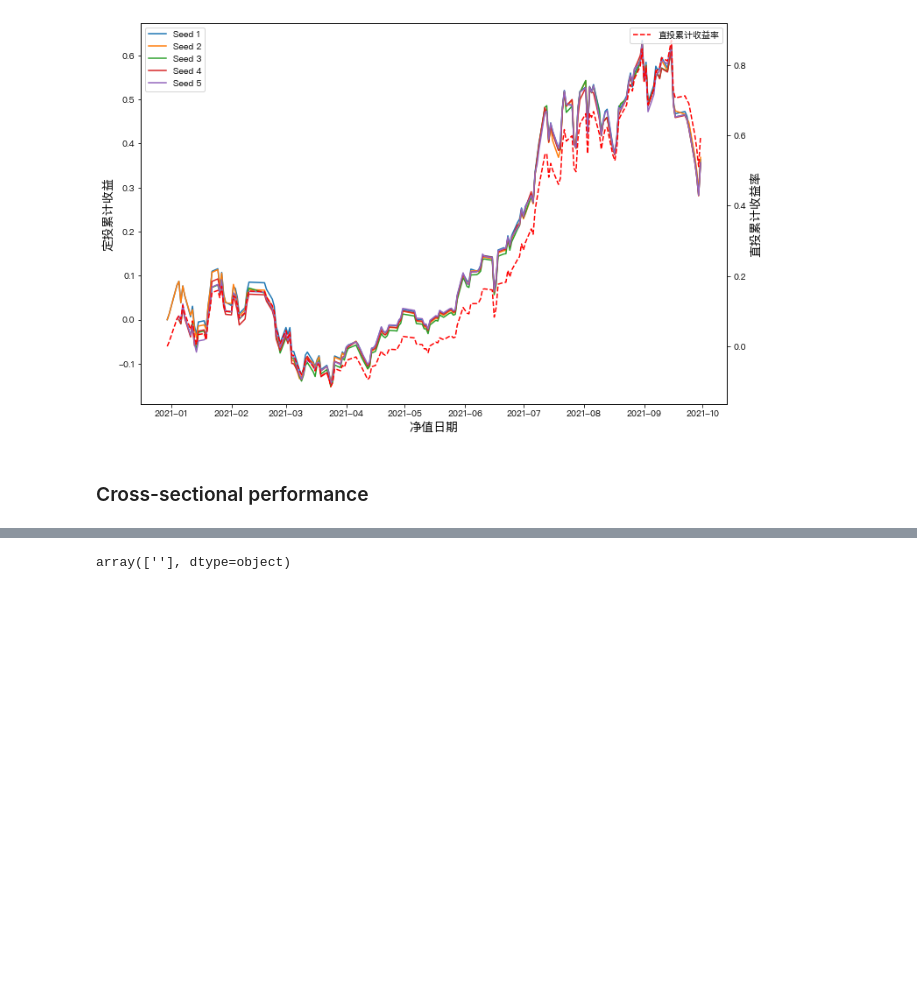
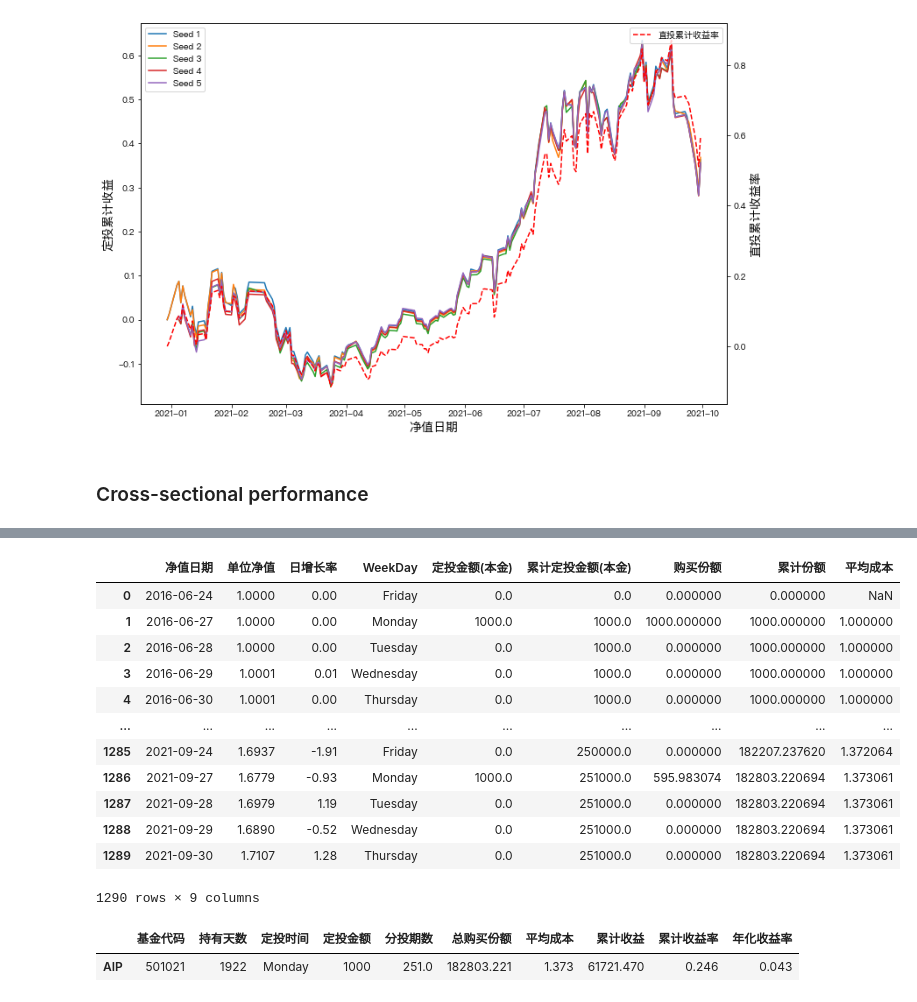
Before and after one commit to Seaaann/MyQuantReserch, a Jupyter notebook: Funds/定投回测.ipynb, the cells around one changed output, grey strips where cells are left out. Drawn from its saved outputs; the diff is of its cells as text; code cells hidden in the pictures; blank space fills up the shorter version.

```diff
--- a/Funds/定投回测.ipynb
+++ b/Funds/定投回测.ipynb
@@ -352,4 +305,0 @@ HH_fund
-# %%
-HH_fund[HH_fund['基金代码'] == '011696']['2021-09-29-累计净值'].values
-# %% [output]
-array([''], dtype=object)
@@ -355,0 +380,34 @@ array([''], dtype=object)
+# %%
+fund_net_value = get_fund_net_worth('501021', start_date, end_date, 'open')
+fund_net_value['WeekDay'] = pd.to_datetime(fund_net_value['净值日期']).dt.day_name()
+
+fund_net_value['定投金额(本金)'] = 0.0
+
+for i in range(len(fund_net_value['WeekDay'])):
+     if fund_net_value['WeekDay'].values[i] == 'Monday':
+            fund_net_value['定投金额(本金)'][i] = 1000
+fund_net_value['累计定投金额(本金)'] = fund_net_value['定投金额(本金)'].cumsum()
+fund_net_value['购买份额'] = fund_net_value['定投金额(本金)']/fund_net_value['单位净值']
+fund_net_value['累计份额'] = fund_net_value['购买份额'].cumsum()
+fund_net_value['平均成本'] = fund_net_value['累计定投金额(本金)']/fund_net_value['累计份额']
+
+fund_net_value
+# %% [output]
+|  | 净值日期 | 单位净值 | 日增长率 | WeekDay | 定投金额(本金) | 累计定投金额(本金) | 购买份额 | 累计份额 | 平均成本 |
+| 0 | 2016-06-24 | 1.0000 | 0.00 | Friday | 0.0 | 0.0 | 0.000000 | 0.000000 | NaN |
+| 1 | 2016-06-27 | 1.0000 | 0.00 | Monday | 1000.0 | 1000.0 | 1000.000000 | 1000.000000 | 1.000000 |
+| 2 | 2016-06-28 | 1.0000 | 0.00 | Tuesday | 0.0 | 1000.0 | 0.000000 | 1000.000000 | 1.000000 |
+| 3 | 2016-06-29 | 1.0001 | 0.01 | Wednesday | 0.0 | 1000.0 | 0.000000 | 1000.000000 | 1.000000 |
+| 4 | 2016-06-30 | 1.0001 | 0.00 | Thursday | 0.0 | 1000.0 | 0.000000 | 1000.000000 | 1.000000 |
+| ... | ... | ... | ... | ... | ... | ... | ... | ... | ... |
+| 1285 | 2021-09-24 | 1.6937 | -1.91 | Friday | 0.0 | 250000.0 | 0.000000 | 182207.237620 | 1.372064 |
+| 1286 | 2021-09-27 | 1.6779 | -0.93 | Monday | 1000.0 | 251000.0 | 595.983074 | 182803.220694 | 1.373061 |
+| 1287 | 2021-09-28 | 1.6979 | 1.19 | Tuesday | 0.0 | 251000.0 | 0.000000 | 182803.220694 | 1.373061 |
+| 1288 | 2021-09-29 | 1.6890 | -0.52 | Wednesday | 0.0 | 251000.0 | 0.000000 | 182803.220694 | 1.373061 |
+| 1289 | 2021-09-30 | 1.7107 | 1.28 | Thursday | 0.0 | 251000.0 | 0.000000 | 182803.220694 | 1.373061 |
+1290 rows × 9 columns
+# %%
+AIP_Weekly('501021', start_date, end_date, 'open', fixed_investment=1000, freq='Monday', AIP=True, df=False)
+# %% [output]
+|  | 基金代码 | 持有天数 | 定投时间 | 定投金额 | 分投期数 | 总购买份额 | 平均成本 | 累计收益 | 累计收益率 | 年化收益率 |
+| AIP | 501021 | 1922 | Monday | 1000 | 251.0 | 182803.221 | 1.373 | 61721.470 | 0.246 | 0.043 |
```
Also changed, not shown: parts of 10 cells of this notebook, 1 other file.
